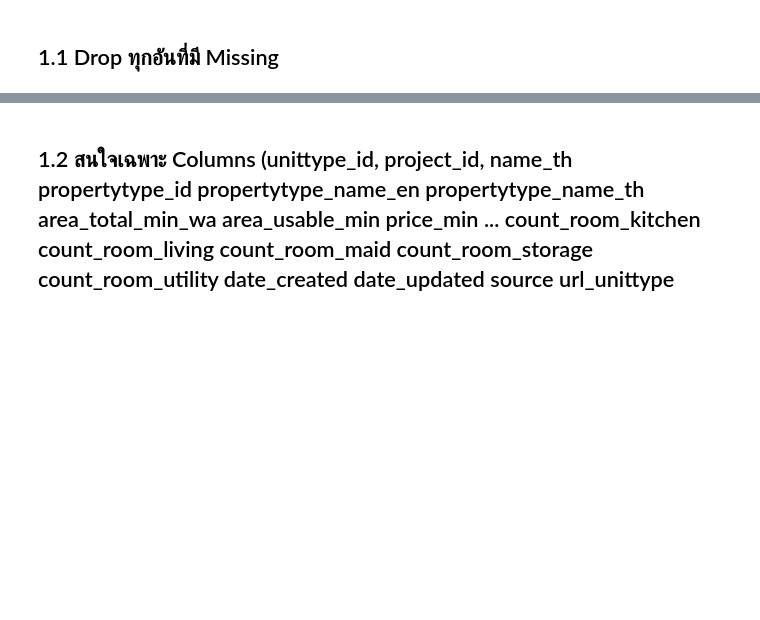
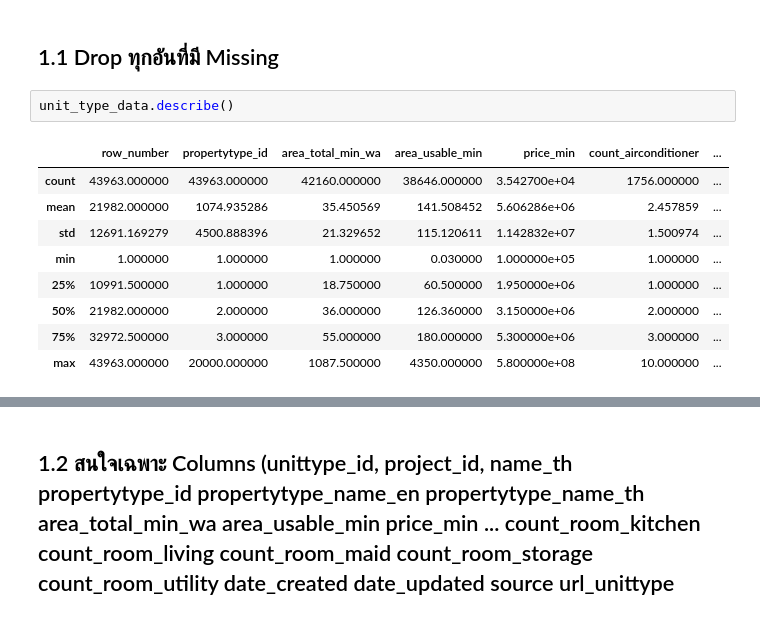
Before and after one commit to thanaprondtn/bsc_dpdm24, a Jupyter notebook: Chapter_3_Data_Preprocessing.ipynb, the cells around one changed output, grey strips where cells are left out. Cells and saved outputs as stored; diff of their text form; blank space fills up the shorter version.

```diff
--- a/Chapter_3_Data_Preprocessing.ipynb
+++ b/Chapter_3_Data_Preprocessing.ipynb
@@ -455,3 +453,15 @@ Overall mean area: 35.45056929620683
 *   mean data รวมหลังแก้ Missing เป็นเท่าไหร่
 # %% [markdown]
 ## 1.1 Drop ทุกอันที่มี Missing
+# %%
+unit_type_data.describe()
+# %% [output]
+|  | row_number | propertytype_id | area_total_min_wa | area_usable_min | price_min | count_airconditioner | ... |
+| count | 43963.000000 | 43963.000000 | 42160.000000 | 38646.000000 | 3.542700e+04 | 1756.000000 | ... |
+| mean | 21982.000000 | 1074.935286 | 35.450569 | 141.508452 | 5.606286e+06 | 2.457859 | ... |
+| std | 12691.169279 | 4500.888396 | 21.329652 | 115.120611 | 1.142832e+07 | 1.500974 | ... |
+| min | 1.000000 | 1.000000 | 1.000000 | 0.030000 | 1.000000e+05 | 1.000000 | ... |
+| 25% | 10991.500000 | 1.000000 | 18.750000 | 60.500000 | 1.950000e+06 | 1.000000 | ... |
+| 50% | 21982.000000 | 2.000000 | 36.000000 | 126.360000 | 3.150000e+06 | 2.000000 | ... |
+| 75% | 32972.500000 | 3.000000 | 55.000000 | 180.000000 | 5.300000e+06 | 3.000000 | ... |
+| max | 43963.000000 | 20000.000000 | 1087.500000 | 4350.000000 | 5.800000e+08 | 10.000000 | ... |
```
Also changed, not shown: parts of 12 cells of this notebook.
